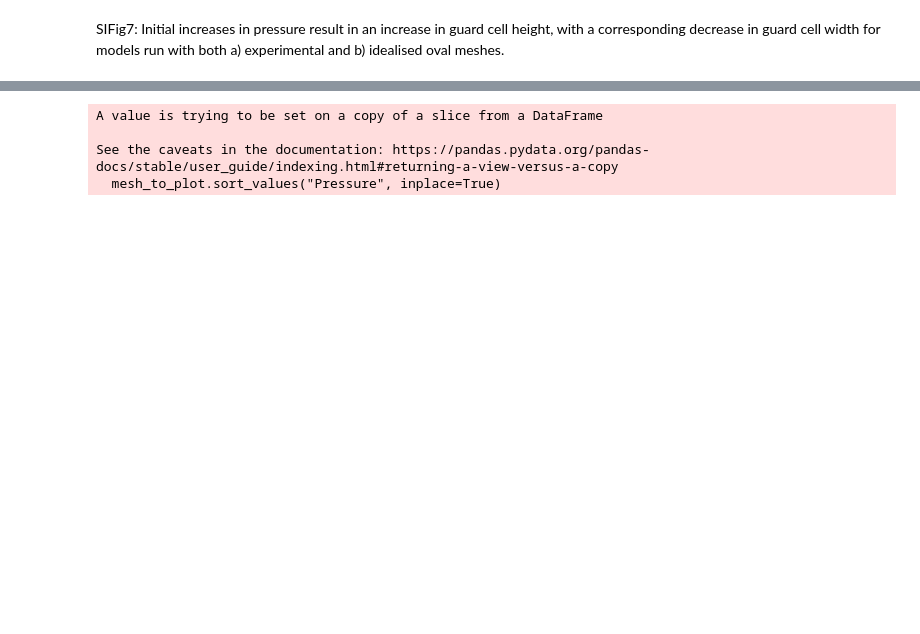
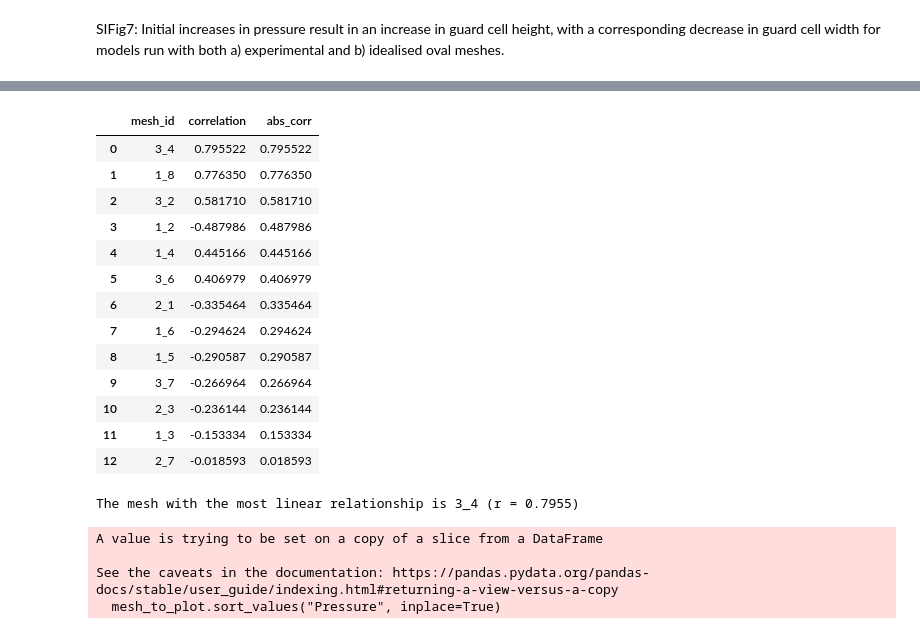
Before and after one commit to mtomtom/onion-stomatal-geometry, a Jupyter notebook: jupyter_notebooks/SI_figures.ipynb, the cells around one changed output, grey strips where cells are left out. Drawn from its saved outputs; the diff is of its cells as text; code cells hidden in the pictures; blank space fills up the shorter version.

```diff
--- a/jupyter_notebooks/SI_figures.ipynb
+++ b/jupyter_notebooks/SI_figures.ipynb
@@ -390,3 +430,36 @@ plot_SI7(df_midsections_ideal, filename="../Figures/SI/midsection_height_width_o
+# %%
+# Group by mesh_id and calculate the Pearson correlation between height and width
+# A perfectly linear relationship will have a correlation of 1.0 or -1.0
+corrs = df_midsections_ideal.groupby('mesh_id').apply(
+    lambda df: df['width_mean'].corr(df['height_mean'])
+).reset_index(name='correlation')
+
+# Sort by absolute correlation to find the one closest to a perfect line
+corrs['abs_corr'] = corrs['correlation'].abs()
+corrs_sorted = corrs.sort_values(by='abs_corr', ascending=False).reset_index(drop=True)
+
+# Display the sorted dataframe
+display(corrs_sorted)
+
+closest_mesh = corrs_sorted.iloc[0]['mesh_id']
+closest_val = corrs_sorted.iloc[0]['correlation']
+print(f"The mesh with the most linear relationship is {closest_mesh} (r = {closest_val:.4f})")
+# %% [output]
+|  | mesh_id | correlation | abs_corr |
+| 0 | 3_4 | 0.795522 | 0.795522 |
+| 1 | 1_8 | 0.776350 | 0.776350 |
+| 2 | 3_2 | 0.581710 | 0.581710 |
+| 3 | 1_2 | -0.487986 | 0.487986 |
+| 4 | 1_4 | 0.445166 | 0.445166 |
+| 5 | 3_6 | 0.406979 | 0.406979 |
+| 6 | 2_1 | -0.335464 | 0.335464 |
+| 7 | 1_6 | -0.294624 | 0.294624 |
+| 8 | 1_5 | -0.290587 | 0.290587 |
+| 9 | 3_7 | -0.266964 | 0.266964 |
+| 10 | 2_3 | -0.236144 | 0.236144 |
+| 11 | 1_3 | -0.153334 | 0.153334 |
+| 12 | 2_7 | -0.018593 | 0.018593 |
+The mesh with the most linear relationship is 3_4 (r = 0.7955)
 # %%
 ## Plot with all of the meshes pressure - pore area values. Or maybe the mean?
 
```
Also changed, not shown: parts of 9 cells of this notebook, 3 other files.
